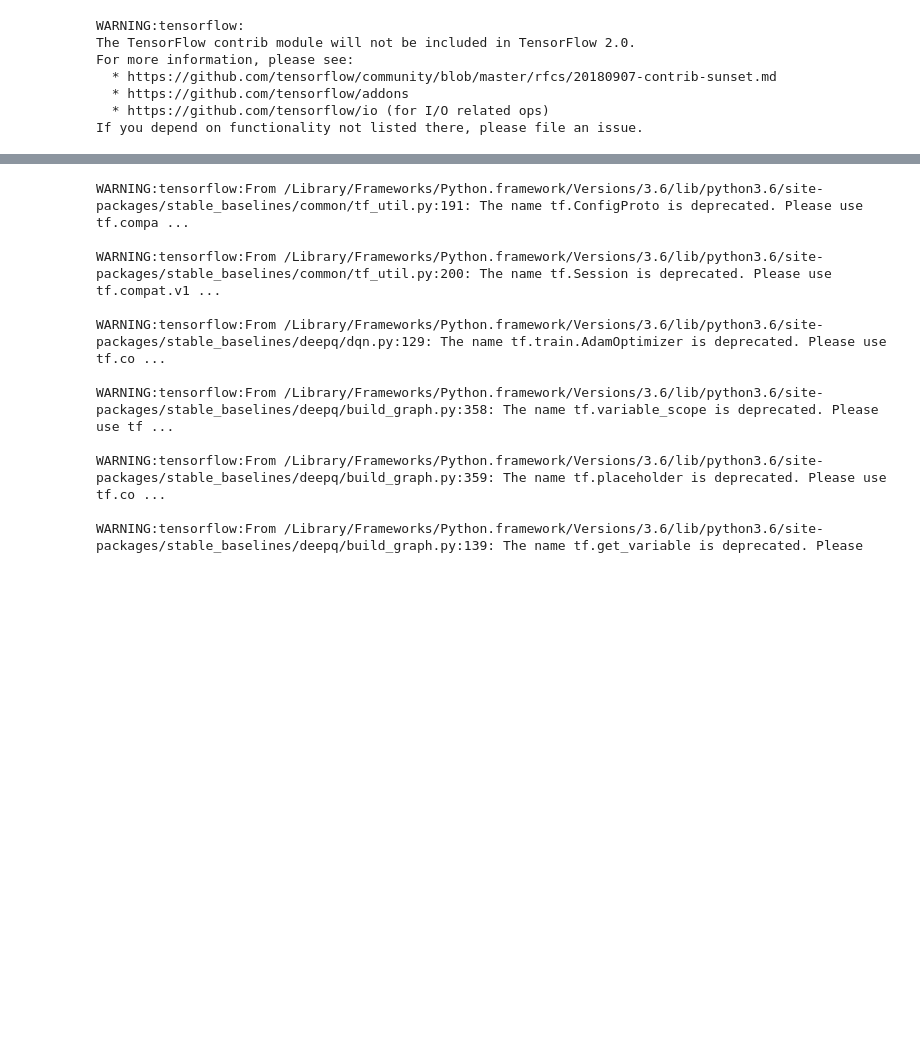
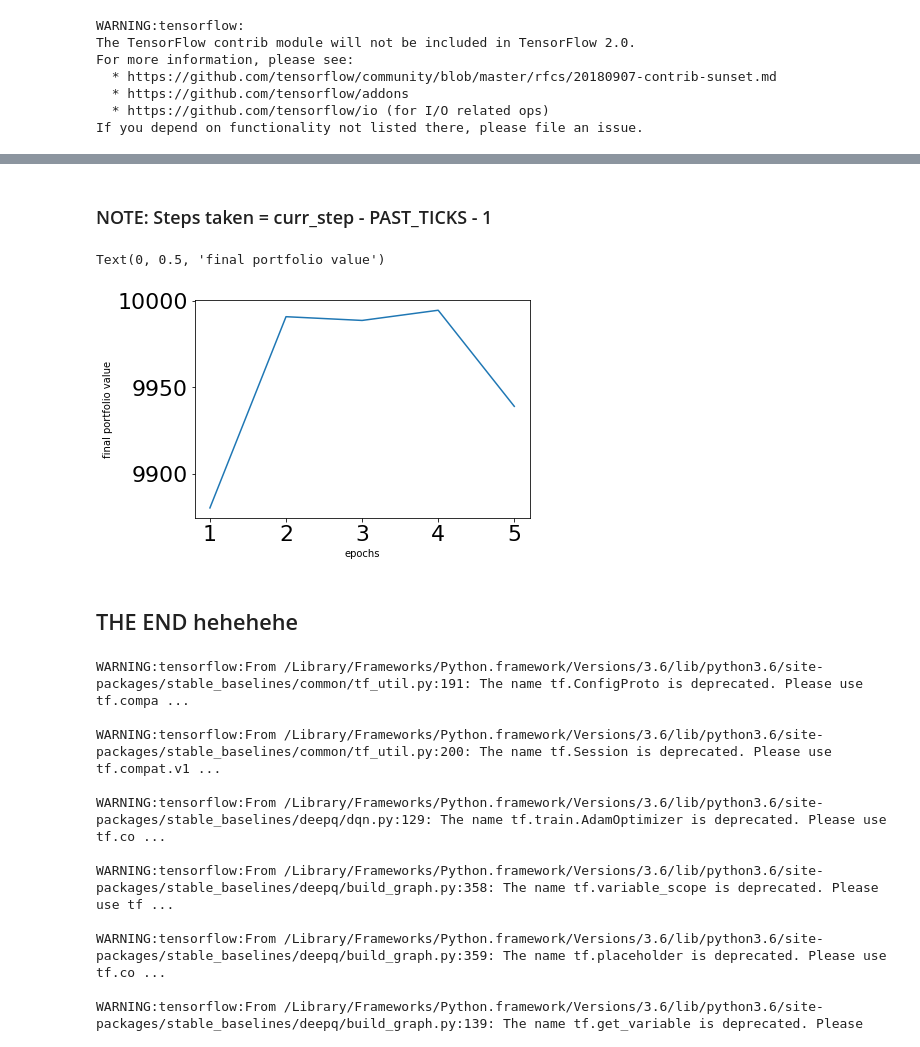
Before and after one commit to YAOS5/Amazon-Trading-Bot, a Jupyter notebook: learning_curve_demo.ipynb, the cells around one changed output, grey strips where cells are left out. Saved outputs shown, nothing was run; the diff lists cells and outputs as text; code cells hidden in the pictures; blank space fills up the shorter version.

Commit message:
debugged environment errors and learning curve demo

```diff
--- a/learning_curve_demo.ipynb
+++ b/learning_curve_demo.ipynb
@@ -28,0 +25,19 @@ len(data)
+# %%
+EPOCHS = 5
+INITIAL_BALANCE = 10_000
+PAST_TICKS = 5
+train_range = np.arange(1,13)
+data = load_data(train_range)
+env_test = Environment(data["close"].to_list(), balance=INITIAL_BALANCE, past_ticks=PAST_TICKS)
+
+
+model = DQN(MlpPolicy, env_test, verbose=1)
+
+# sanity check for 100 timesteps
+for i in range(EPOCHS):
+    # model learn already implicitly calls env.reset
+    model.learn(total_timesteps=100)
+
+    if env_test.epoch_count >= EPOCHS:
+        break
+    print(f'epoch number {env_test.epoch_count}')
@@ -28,0 +51,2 @@ len(data)
+# %%
+demo_logs = pd.read_csv("logs/demo_logs.csv")
@@ -29,3 +69,19 @@ len(data)
+# %% [markdown]
+### NOTE: Steps taken = curr_step - PAST_TICKS - 1
+# %%
+max_epoch = max(demo_logs.epoch)
+epoch_demo_data = pd.DataFrame()
+for i in range(1, max_epoch + 1):
+    epoch_demo_data = epoch_demo_data.append(demo_logs[demo_logs.epoch==i][-1:])
+
+plt.plot(np.arange(1, max_epoch + 1), epoch_demo_data.portfolio)
+plt.xlabel("epochs")
+plt.ylabel("final portfolio value")
+# %% [output]
+Text(0, 0.5, 'final portfolio value')
+[figure, added]
+# %% [markdown]
+## THE END hehehehe
 # %%
 # takes 1hr
 
```
Also changed, not shown: parts of 4 cells of this notebook, 1 other file.
